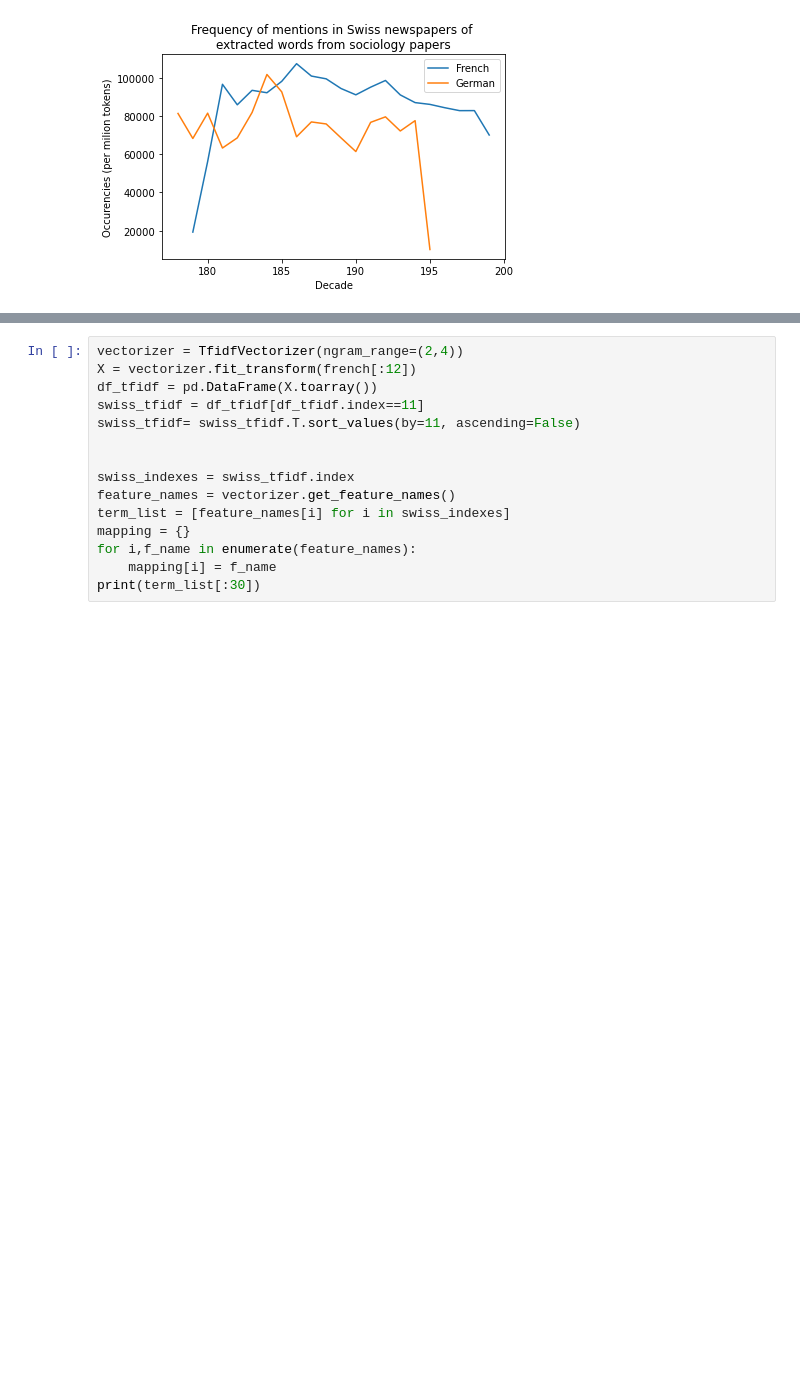
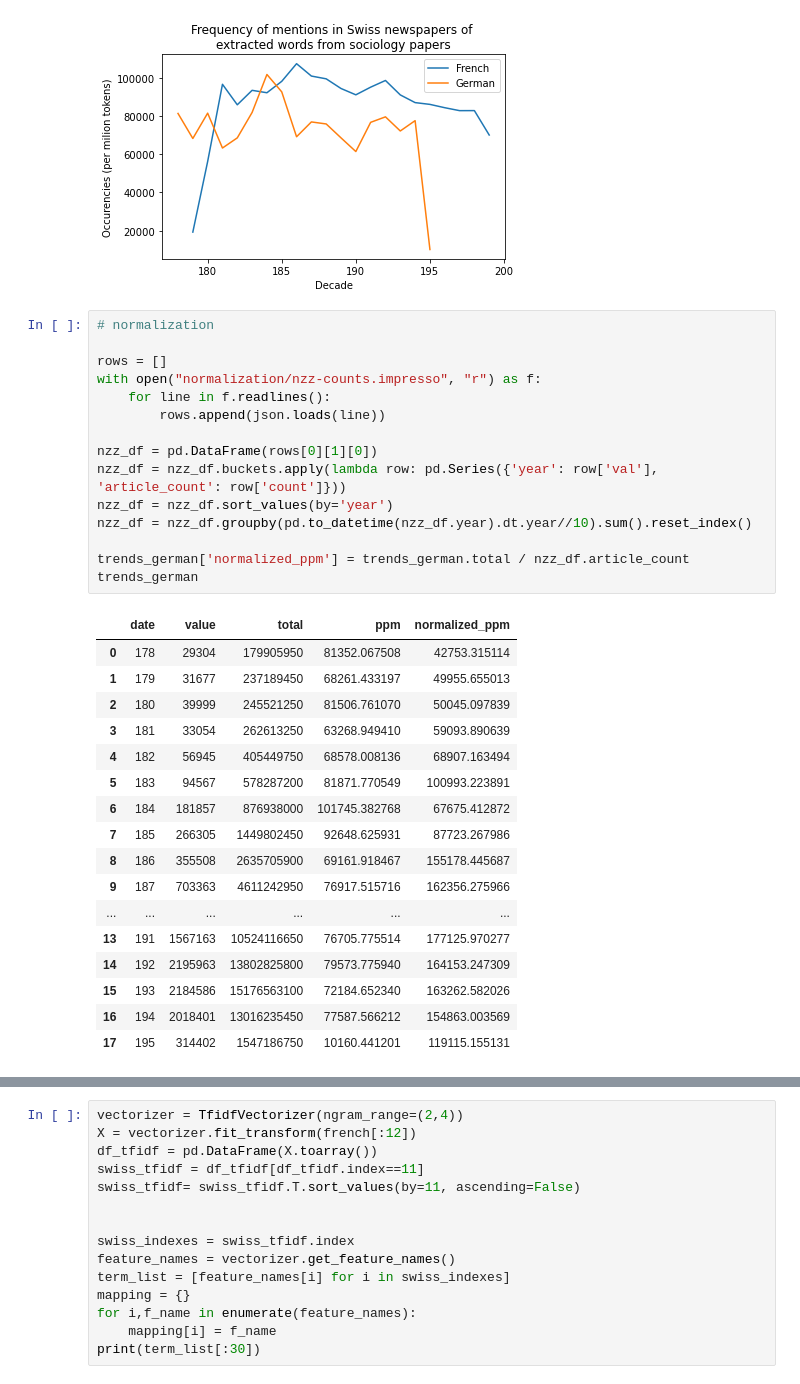
Before and after one commit to ludovicaschaerf/H-D_Project, a Jupyter notebook: N-grams Sociology of Nation.ipynb, the cells around one changed output, grey strips where cells are left out. Drawn from its saved outputs; the diff is of its cells as text; blank space fills up the shorter version.

```diff
--- a/N-grams Sociology of Nation.ipynb
+++ b/N-grams Sociology of Nation.ipynb
@@ -297,3 +297,36 @@ plt.tight_layout()
 plt.savefig("both.png", dpi=600)
 # %% [output]
 [figure]
+# %%
+# normalization
+
+rows = []
+with open("normalization/nzz-counts.impresso", "r") as f:
+    for line in f.readlines():
+        rows.append(json.loads(line))
+
+nzz_df = pd.DataFrame(rows[0][1][0])
+nzz_df = nzz_df.buckets.apply(lambda row: pd.Series({'year': row['val'], 'article_count': row['count']}))
+nzz_df = nzz_df.sort_values(by='year')
+nzz_df = nzz_df.groupby(pd.to_datetime(nzz_df.year).dt.year//10).sum().reset_index()
+
+trends_german['normalized_ppm'] = trends_german.total / nzz_df.article_count
+trends_german
+# %% [output]
+|  | date | value | total | ppm | normalized_ppm |
+| 0 | 178 | 29304 | 179905950 | 81352.067508 | 42753.315114 |
+| 1 | 179 | 31677 | 237189450 | 68261.433197 | 49955.655013 |
+| 2 | 180 | 39999 | 245521250 | 81506.761070 | 50045.097839 |
+| 3 | 181 | 33054 | 262613250 | 63268.949410 | 59093.890639 |
+| 4 | 182 | 56945 | 405449750 | 68578.008136 | 68907.163494 |
+| 5 | 183 | 94567 | 578287200 | 81871.770549 | 100993.223891 |
+| 6 | 184 | 181857 | 876938000 | 101745.382768 | 67675.412872 |
+| 7 | 185 | 266305 | 1449802450 | 92648.625931 | 87723.267986 |
+| 8 | 186 | 355508 | 2635705900 | 69161.918467 | 155178.445687 |
+| 9 | 187 | 703363 | 4611242950 | 76917.515716 | 162356.275966 |
+| ... | ... | ... | ... | ... | ... |
+| 13 | 191 | 1567163 | 10524116650 | 76705.775514 | 177125.970277 |
+| 14 | 192 | 2195963 | 13802825800 | 79573.775940 | 164153.247309 |
+| 15 | 193 | 2184586 | 15176563100 | 72184.652340 | 163262.582026 |
+| 16 | 194 | 2018401 | 13016235450 | 77587.566212 | 154863.003569 |
+| 17 | 195 | 314402 | 1547186750 | 10160.441201 | 119115.155131 |
```
Also changed, not shown: parts of 2 cells of this notebook.
